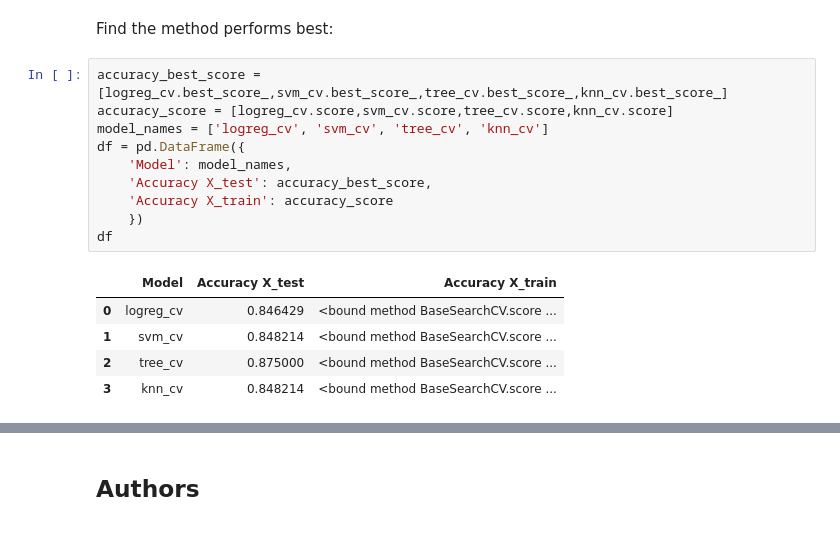
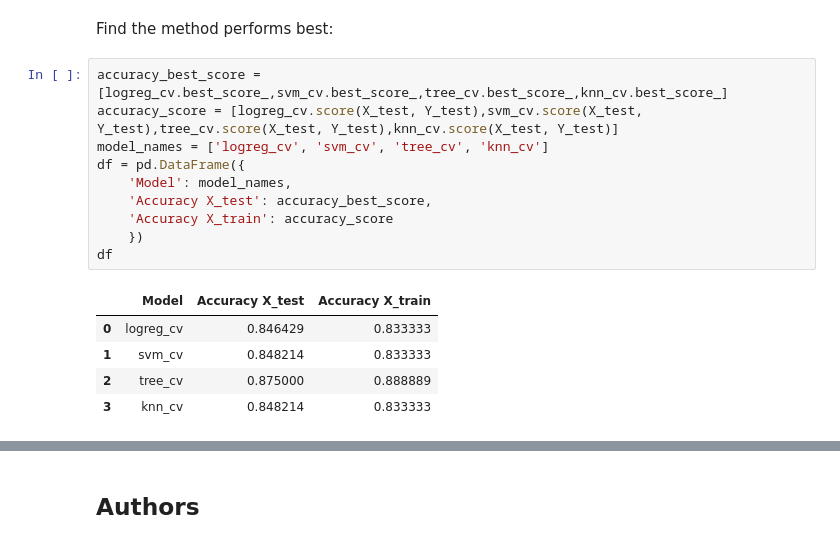
Before and after one commit to bonannoassunta/testrepo, a Jupyter notebook: SpaceX_Machine Learning Prediction_Part_5 (3).ipynb, the cells around one changed output, grey strips where cells are left out. Drawn from its saved outputs; the diff is of its cells as text.

```diff
--- a/SpaceX_Machine Learning Prediction_Part_5 (3).ipynb
+++ b/SpaceX_Machine Learning Prediction_Part_5 (3).ipynb
@@ -329,17 +329,17 @@ plot_confusion_matrix(Y_test,yhat)
 Find the method performs best:
 # %%
 accuracy_best_score = [logreg_cv.best_score_,svm_cv.best_score_,tree_cv.best_score_,knn_cv.best_score_]
-accuracy_score = [logreg_cv.score,svm_cv.score,tree_cv.score,knn_cv.score]
+accuracy_score = [logreg_cv.score(X_test, Y_test),svm_cv.score(X_test, Y_test),tree_cv.score(X_test, Y_test),knn_cv.score(X_test, Y_test)]
 model_names = ['logreg_cv', 'svm_cv', 'tree_cv', 'knn_cv']
 df = pd.DataFrame({
     'Model': model_names,
     'Accuracy X_test': accuracy_best_score,
     'Accuracy X_train': accuracy_score
     })
 df
 # %% [output]
 |  | Model | Accuracy X_test | Accuracy X_train |
-| 0 | logreg_cv | 0.846429 | <bound method BaseSearchCV.score ... |
-| 1 | svm_cv | 0.848214 | <bound method BaseSearchCV.score ... |
-| 2 | tree_cv | 0.875000 | <bound method BaseSearchCV.score ... |
-| 3 | knn_cv | 0.848214 | <bound method BaseSearchCV.score ... |
+| 0 | logreg_cv | 0.846429 | 0.833333 |
+| 1 | svm_cv | 0.848214 | 0.833333 |
+| 2 | tree_cv | 0.875000 | 0.888889 |
+| 3 | knn_cv | 0.848214 | 0.833333 |
```
Also changed, not shown: parts of 1 cell of this notebook.
